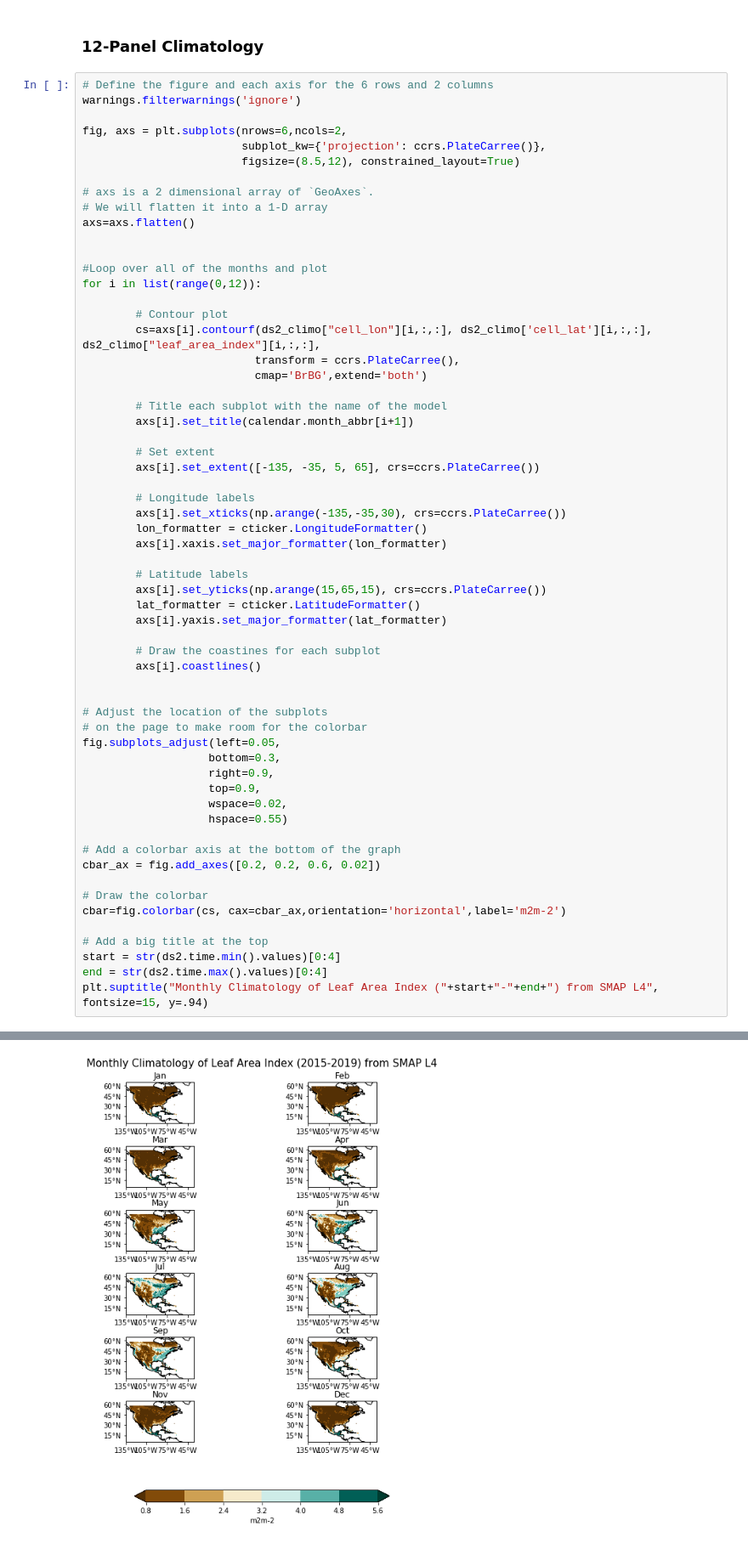
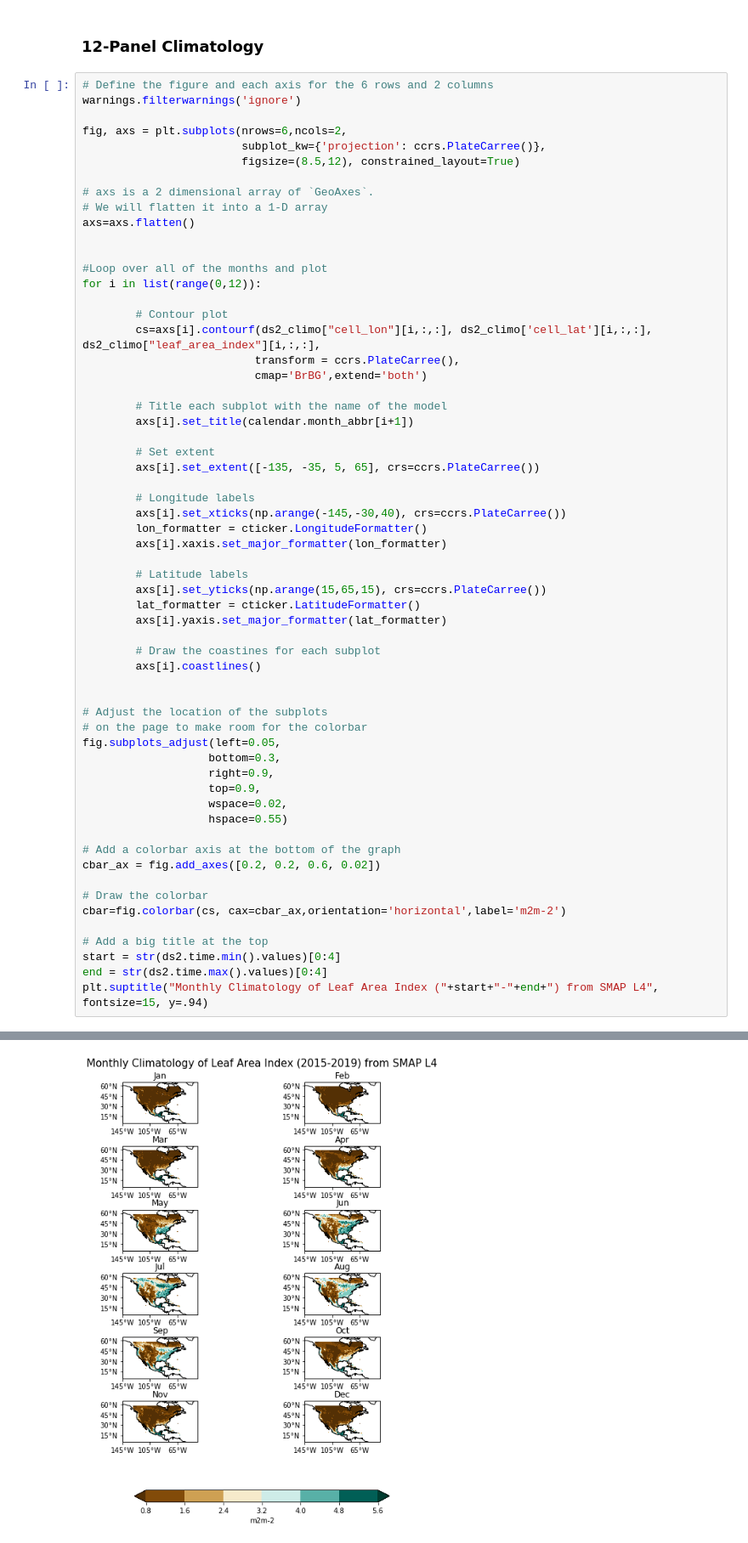
Before and after one commit to BDavis39/CLIM680, a Jupyter notebook: CLIM680_Assignments.ipynb, the cells around one changed output, grey strips where cells are left out. Shown at 85% size. Drawn from its saved outputs; the diff is of its cells as text.

```diff
--- a/CLIM680_Assignments.ipynb
+++ b/CLIM680_Assignments.ipynb
@@ -185,38 +185,38 @@ for i in list(range(0,12)):
         axs[i].set_extent([-135, -35, 5, 65], crs=ccrs.PlateCarree())
 
         # Longitude labels
-        axs[i].set_xticks(np.arange(-135,-35,30), crs=ccrs.PlateCarree())
+        axs[i].set_xticks(np.arange(-145,-30,40), crs=ccrs.PlateCarree())
         lon_formatter = cticker.LongitudeFormatter()
         axs[i].xaxis.set_major_formatter(lon_formatter)
 
         # Latitude labels
         axs[i].set_yticks(np.arange(15,65,15), crs=ccrs.PlateCarree())
         lat_formatter = cticker.LatitudeFormatter()
         axs[i].yaxis.set_major_formatter(lat_formatter)
 
         # Draw the coastines for each subplot
         axs[i].coastlines()
 
 
 # Adjust the location of the subplots
 # on the page to make room for the colorbar
 fig.subplots_adjust(left=0.05,
                    bottom=0.3,
                    right=0.9,
                    top=0.9,
                    wspace=0.02,
                    hspace=0.55)
 
 # Add a colorbar axis at the bottom of the graph
 cbar_ax = fig.add_axes([0.2, 0.2, 0.6, 0.02])
 
 # Draw the colorbar
 cbar=fig.colorbar(cs, cax=cbar_ax,orientation='horizontal',label='m2m-2')
 
 # Add a big title at the top
 start = str(ds2.time.min().values)[0:4]
 end = str(ds2.time.max().values)[0:4]
 plt.suptitle("Monthly Climatology of Leaf Area Index ("+start+"-"+end+") from SMAP L4", fontsize=15, y=.94)
 # %% [output]
 Text(0.5, 0.94, 'Monthly Climatology of Leaf Area Index (2015-2019) from SMAP L4')
-[figure, old version]
+[figure, new version]
```
